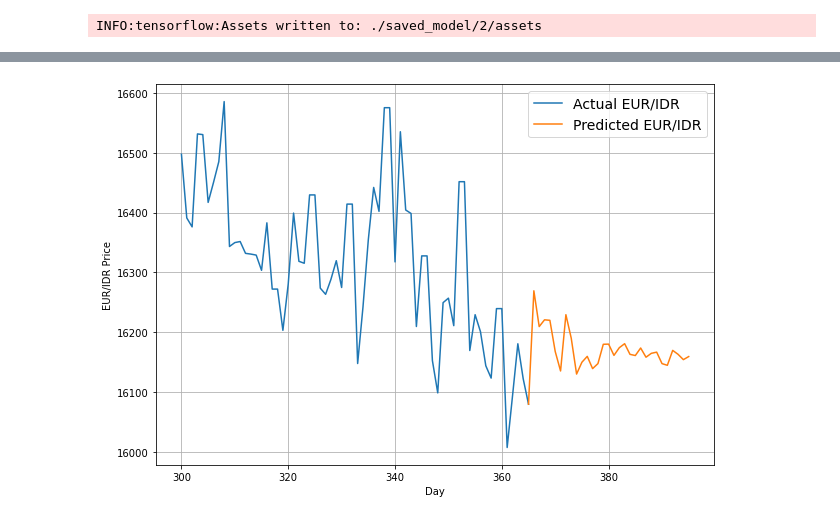
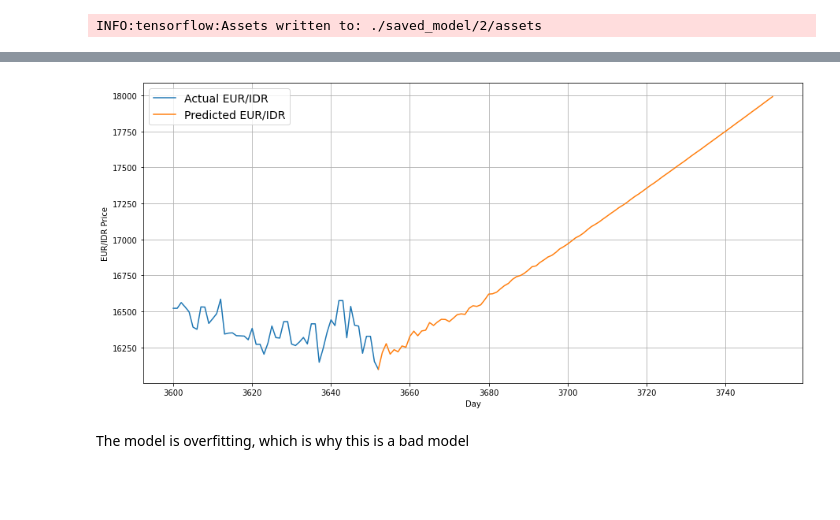
Before and after one commit to C23-PR588/autoforex-machine-learning, a Jupyter notebook: Bad_model.ipynb, the cells around one changed output, grey strips where cells are left out. Cells and saved outputs as stored; diff of their text form; code cells hidden in the pictures; blank space fills up the shorter version.

```diff
--- a/Bad_model.ipynb
+++ b/Bad_model.ipynb
@@ -85,6 +85,6 @@ plot_series(time, series, xlabel='Day', ylabel='EUR/IDR')
 # %%
 # Define the split time
-split_time = 300
+split_time = 3200
 
 # Get the train set
 time_train = time[:split_time]
@@ -128,7 +128,7 @@ def windowed_dataset(series, window_size, batch_size, shuffle_buffer):
     return dataset
 # %%
 # Parameters
-window_size = 20
+window_size = 30
 batch_size = 32
 shuffle_buffer_size = 1000
 
@@ -248,7 +230,7 @@ tf.keras.backend.clear_session()
 model.set_weights(init_weights)
 # %%
 # Set the learning rate
-learning_rate = 3e-8
+learning_rate = 1e-8
 
 # Set the optimizer
 optimizer = tf.keras.optimizers.SGD(learning_rate=learning_rate, momentum=0.9)
@@ -418,7 +400,7 @@ WARNING:absl:Found untraced functions such as _update_step_xla while saving (sho
 INFO:tensorflow:Assets written to: ./saved_model/2/assets
 INFO:tensorflow:Assets written to: ./saved_model/2/assets
 # %%
-into_future = 30
+into_future = 100
 
 # 1. Create function to make preds
 def make_future_forecast(values, model, into_future, window_size=window_size) -> list:
@@ -497,8 +479,8 @@ def plot_time_series(timesteps, values, format=".", start=0, end=None, label=Non
         plt.legend(fontsize=14) # make label bigger
     plt.grid(True)
 # %%
-plt.figure(figsize=(10,7))
-plot_time_series(time, series, start=300, format="-", label="Actual EUR/IDR")
+plt.figure(figsize=(15,7))
+plot_time_series(time, series, start=3600, format="-", label="Actual EUR/IDR")
 plot_time_series(next_time_steps, future_forecast, format="-", label="Predicted EUR/IDR")
 # %% [output]
-[figure, old version]
+[figure, new version]
@@ -560,0 +487,2 @@ plot_time_series(next_time_steps, future_forecast, format="-", label="Predicted
+# %% [markdown]
+The model is overfitting, which is why this is a bad model
```
Also changed, not shown: parts of 13 cells of this notebook, 2 other files.
